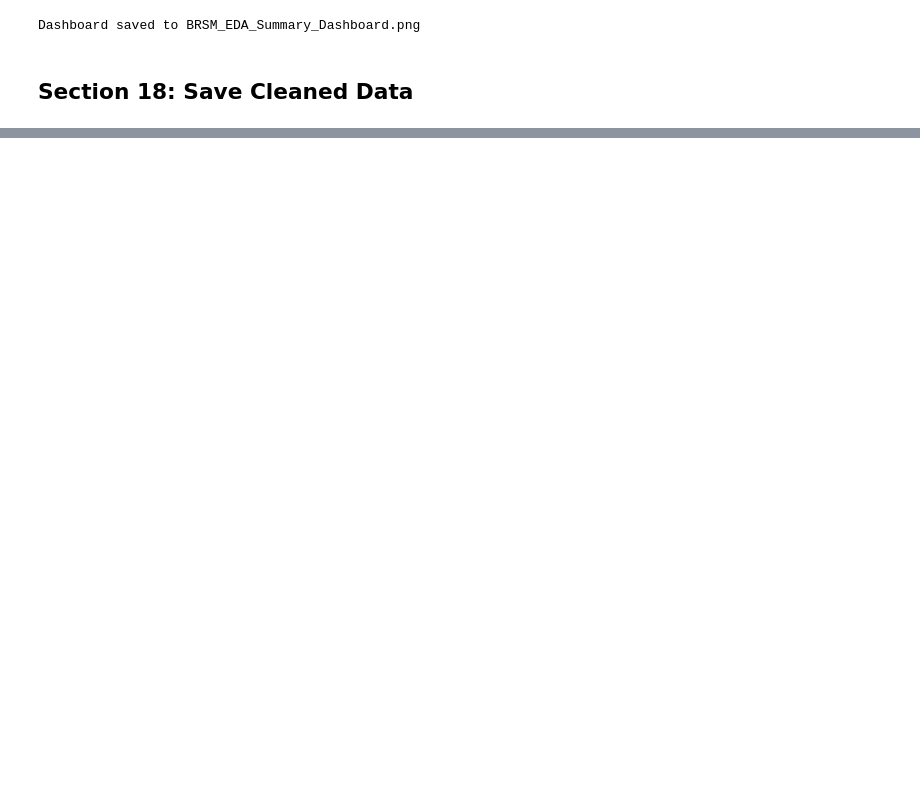
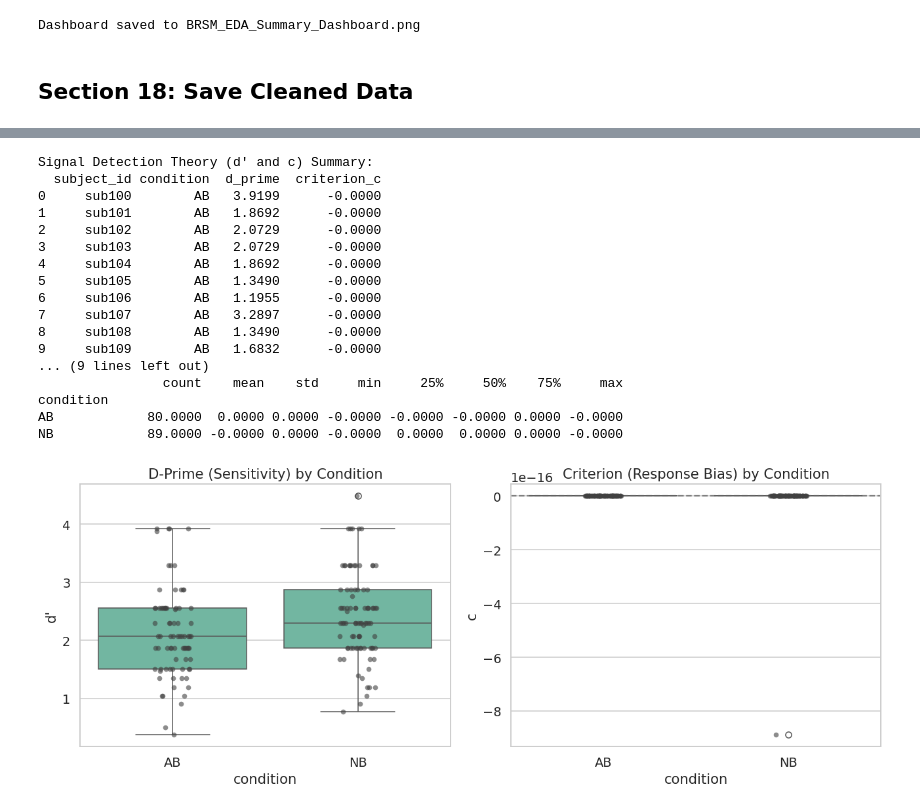
Before and after one commit to AlooKaLaddoo/Break-Fast_BRSM_Project, a Jupyter notebook: BRSM_EDA.ipynb, the cells around one changed output, grey strips where cells are left out. Cells and saved outputs as stored; diff of their text form; code cells hidden in the pictures; blank space fills up the shorter version.

Commit message:
did some work on d prime ,glm and z scores of group

```diff
--- a/BRSM_EDA.ipynb
+++ b/BRSM_EDA.ipynb
@@ -1893,0 +1973,80 @@ All outputs saved to: d:\BRED\Break-Fast_BRSM_Project\BRSM_cleaned_outputs
+# %%
+from scipy.stats import norm
+import numpy as np
+
+# For d-prime calculation, we need hit rate and false alarm rate per participant
+# We'll use accuracy (which is already calculated) and calculate based on correct/incorrect responses
+
+# Calculate hit rate (accuracy) and false alarm rate per participant
+dprime_summary = TRIALS_CLEAN.groupby('subject_id').agg(
+    accuracy = ('accuracy', 'mean'),
+    n_trials = ('accuracy', 'count'),
+).reset_index()
+
+# In a recognition task: hit_rate = accuracy, fa_rate = (1 - accuracy) for lures/foils
+# We'll treat accuracy as hit rate and use (1 - accuracy) as complement
+dprime_summary['hit_rate'] = dprime_summary['accuracy']
+dprime_summary['fa_rate'] = 1 - dprime_summary['accuracy']
+
+# Adjust for extreme values (0 or 1) using the log-linear rule
+def adjust_rate(rate, n):
+    return np.clip(rate, 1/(2*n), 1 - 1/(2*n))
+
+dprime_summary['hit_rate_adj'] = dprime_summary.apply(
+    lambda row: adjust_rate(row['hit_rate'], row['n_trials']), axis=1
+)
+dprime_summary['fa_rate_adj'] = dprime_summary.apply(
+    lambda row: adjust_rate(row['fa_rate'], row['n_trials']), axis=1
+)
+
+# Calculate d-prime and criterion c using adjusted rates
+Z = norm.ppf
+dprime_summary['d_prime'] = Z(dprime_summary['hit_rate_adj']) - Z(dprime_summary['fa_rate_adj'])
+dprime_summary['criterion_c'] = -0.5 * (Z(dprime_summary['hit_rate_adj']) + Z(dprime_summary['fa_rate_adj']))
+
+# Merge with condition info
+dprime_summary = dprime_summary.merge(df_demo[['subject_id', 'condition']], on='subject_id')
+
+print("Signal Detection Theory (d' and c) Summary:")
+print(dprime_summary[['subject_id', 'condition', 'd_prime', 'criterion_c']].head(10))
+
+print("\nD-Prime Statistics by Condition:")
+print(dprime_summary.groupby('condition')[['d_prime', 'criterion_c']].describe().round(3))
+
+# --- Visualization ---
+fig, axes = plt.subplots(1, 2, figsize=(12, 5))
+
+# D-prime plot
+sns.boxplot(x='condition', y='d_prime', data=dprime_summary, ax=axes[0])
+sns.stripplot(x='condition', y='d_prime', data=dprime_summary, color=".25", alpha=0.6, ax=axes[0])
+axes[0].set_title("D-Prime (Sensitivity) by Condition")
+axes[0].set_ylabel("d'")
+
+# Criterion c plot
+sns.boxplot(x='condition', y='criterion_c', data=dprime_summary, ax=axes[1])
+sns.stripplot(x='condition', y='criterion_c', data=dprime_summary, color=".25", alpha=0.6, ax=axes[1])
+axes[1].set_title("Criterion (Response Bias) by Condition")
+axes[1].set_ylabel("c")
+axes[1].axhline(0, color='grey', linestyle='--')
+
+plt.tight_layout()
+plt.show()
+# %% [output]
+Signal Detection Theory (d' and c) Summary:
+  subject_id condition  d_prime  criterion_c
+0     sub100        AB   3.9199      -0.0000
+1     sub101        AB   1.8692      -0.0000
+2     sub102        AB   2.0729      -0.0000
+3     sub103        AB   2.0729      -0.0000
+4     sub104        AB   1.8692      -0.0000
+5     sub105        AB   1.3490      -0.0000
+6     sub106        AB   1.1955      -0.0000
+7     sub107        AB   3.2897      -0.0000
+8     sub108        AB   1.3490      -0.0000
+9     sub109        AB   1.6832      -0.0000
+... (9 lines left out)
+                count    mean    std     min     25%     50%    75%     max
+condition
+AB            80.0000  0.0000 0.0000 -0.0000 -0.0000 -0.0000 0.0000 -0.0000
+NB            89.0000 -0.0000 0.0000 -0.0000  0.0000  0.0000 0.0000 -0.0000
+[figure, added]
```
Also changed, not shown: parts of 27 cells of this notebook, 6 other files.
